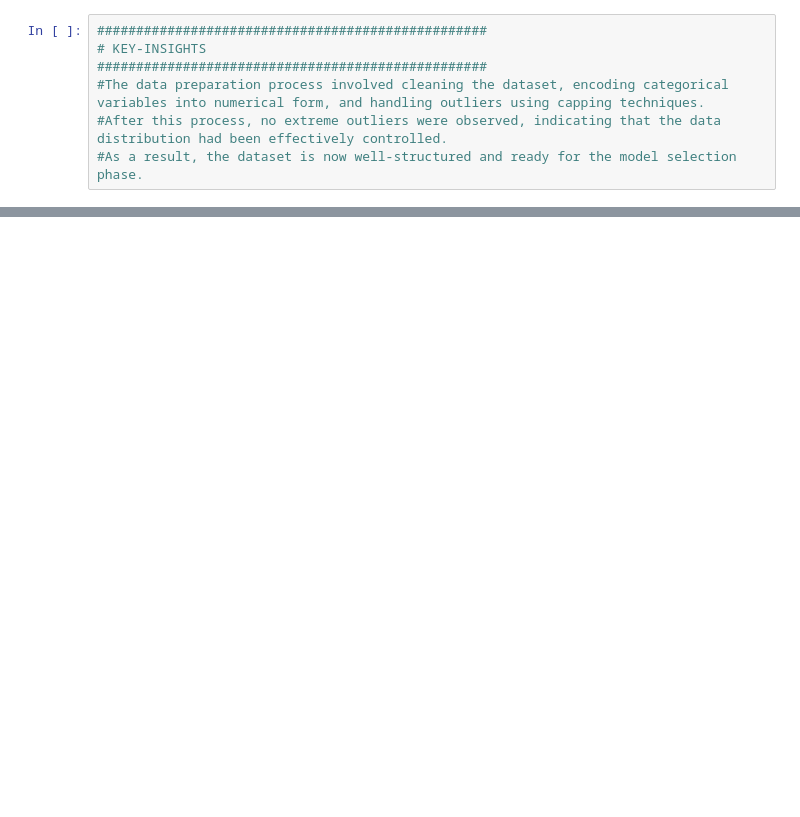
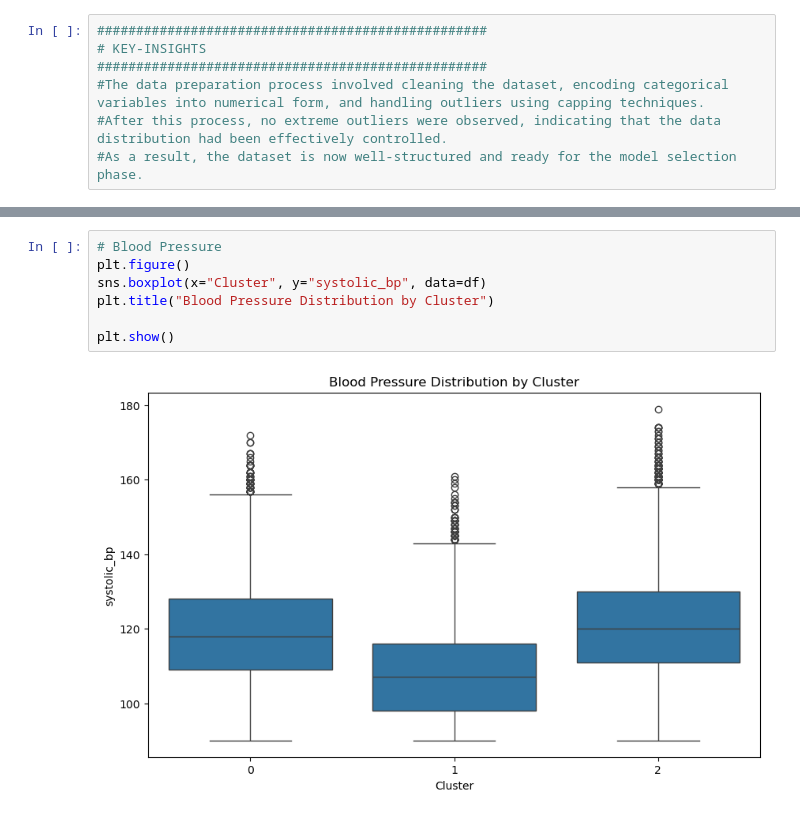
Before and after one commit to daneetjie/BC_Analytics, a Jupyter notebook: Data Understanding.ipynb, the cells around one changed output, grey strips where cells are left out. Drawn from its saved outputs; the diff is of its cells as text; blank space fills up the shorter version.

```diff
--- a/Data Understanding.ipynb
+++ b/Data Understanding.ipynb
@@ -439,0 +573,9 @@ plt.show()
+# %%
+# Blood Pressure
+plt.figure()
+sns.boxplot(x="Cluster", y="systolic_bp", data=df)
+plt.title("Blood Pressure Distribution by Cluster")
+
+plt.show()
+# %% [output]
+[figure, added]
```
Also changed, not shown: parts of 26 cells of this notebook.
